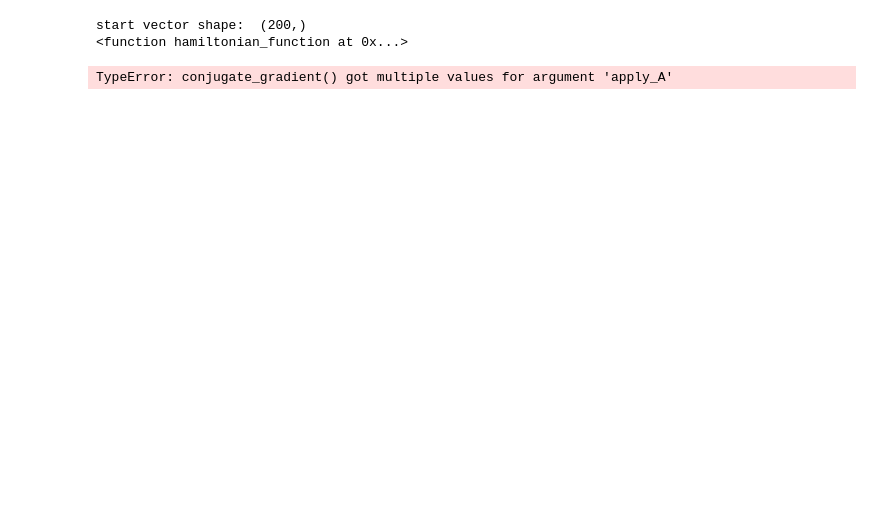
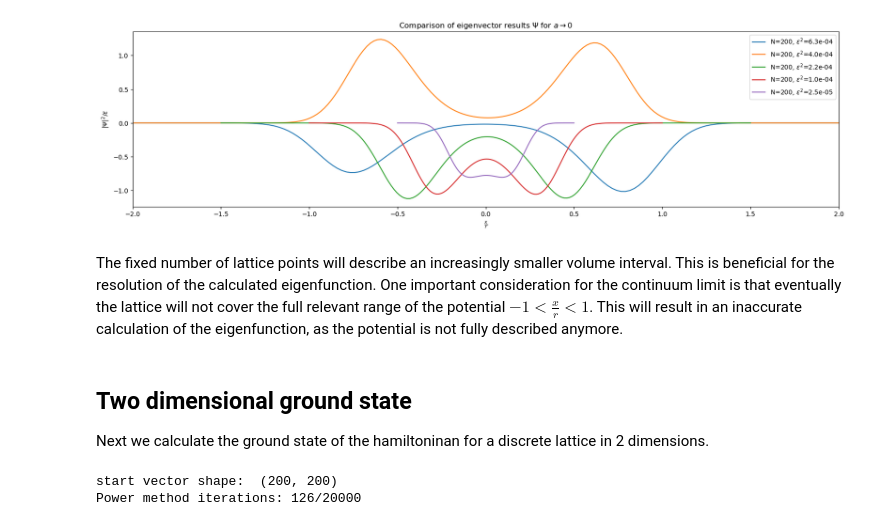
Before and after one commit to Quanta-Dan/comp_phys, a Jupyter notebook: ground_state.ipynb, the cells around one changed output. Drawn from its saved outputs; the diff is of its cells as text; code cells hidden in the pictures; blank space fills up the shorter version.

```diff
--- a/ground_state.ipynb
+++ b/ground_state.ipynb
@@ -1,31 +193,47 @@
+# %%
+#plot results
+import numpy as np
+import pandas as pd
+import matplotlib.pyplot as plt
+import functions
+from functions import *
+
+
+
+fig, (ax1) = plt.subplots(1, 1, figsize=(20, 5))
+legend1 = ax1.get_legend()
+#legend2 = ax2.get_legend()
+ax1.set_title(fr'Comparison of eigenvector results $\Psi$ for $a \rightarrow 0$')
+
+ax1.set_xlabel(r"$\frac{x}{r}$")
+
+ax1.set_ylabel(r"$|\Psi|^{2}/ \varepsilon$")
+
+for i in range(len(lowest_EigVector_list)):
+    L_over_r = 5-1*i
+    epsilon = L_over_r/N
+    epsilon_2 = epsilon**2
+    x_axis = np.linspace(-N/2,N/2,N)
+    x_axis= x_axis*epsilon
+    ax1.plot(x_axis,lowest_EigVector_list[i].real/epsilon**(0.5), label = fr'N={N}, $\epsilon^{2}$={epsilon_2:.1e}')
+    #plt.axvline(x=x_expected, color='red', linestyle='-', label='Expectation Position')
+ax1.set_xlim(-2,2)
+
+ax1.legend(loc='upper right')
+# ax2.legend(loc='upper right')
+plt.show()
+# %% [output]
+[figure, added]
+# %% [markdown]
+The fixed number of lattice points will describe an increasingly smaller volume interval. This is beneficial for the resolution of the calculated eigenfunction. One important consideration for the continuum limit is that eventually the lattice will not cover the full relevant range of the potential $-1<\frac{x}{r}<1$. This will result in an inaccurate calculation of the eigenfunction, as the potential is not fully described anymore.
+# %% [markdown]
+## Two dimensional ground state
+
+Next we calculate the ground state of the hamiltoninan for a discrete lattice in 2 dimensions.
 # %%
-import functions
-from functions import *
-import pandas as pd
+file_path = 'parameters2.csv'
 
-file_path = 'parameters.csv'
-
-
-
-def check_columns_defined(df):
-    required_columns = ['D', 'N','epsilon_2', 'mu']
-
-    for col in required_columns:
-        assert col in df.columns, f"Column '{col}' is not defined in the CSV file."
-
-
-# Read the CSV file into a DataFrame
-try:
-    input_param = pd.read_csv(file_path, header=0)
-except FileNotFoundError:
-    print(f"Error: File '{file_path}' not found.")
-    exit(1)
-except pd.errors.EmptyDataError:
-    print(f"Error: File '{file_path}' is empty.")
-    exit(1)
-except pd.errors.ParserError:
-    print(f"Error: Unable to parse file '{file_path}'. Check if it's a valid CSV file.")
-    exit(1)
+input_param = pd.read_csv(file_path, header=0)
 
 
 
@@ -44,13 +252,9 @@ functions.D = D
 functions.mu = mu
 functions.epsilon = np.sqrt(epsilon_2)
 functions.epsilon_2 = epsilon_2
-
+functions.potential_array = potential_array_calculator()
 #calculate lowest eigenvalue and eigenvector
-lowest_EigVector_list = []
-for i in range(0,1):
-    lowest_EigValue, lowest_EigVector = lowest_eigenvalue_vector(hamiltonian_function,  power_method_tolerance = 1.e-8, conjugate_gradient_tolerance = 1.e-10, max_iters_power_method = 200000, max_iters_conjugate_gradient= 10000)
-    lowest_EigVector_list.append(lowest_EigVector)
+lowest_EigValue, lowest_EigVector = lowest_eigenvalue_vector(hamiltonian_function,  power_method_tolerance = 1.e-4, conjugate_gradient_tolerance = 1.e-4, max_iters_power_method = 20000, max_iters_conjugate_gradient= 10000)
 # %% [output]
-start vector shape:  (200,)
-<function hamiltonian_function at 0x...>
+start vector shape:  (200, 200)
+Power method iterations: 126/20000
-TypeError: conjugate_gradient() got multiple values for argument 'apply_A'
```
Also changed, not shown: parts of 31 cells of this notebook, 12 other files.
